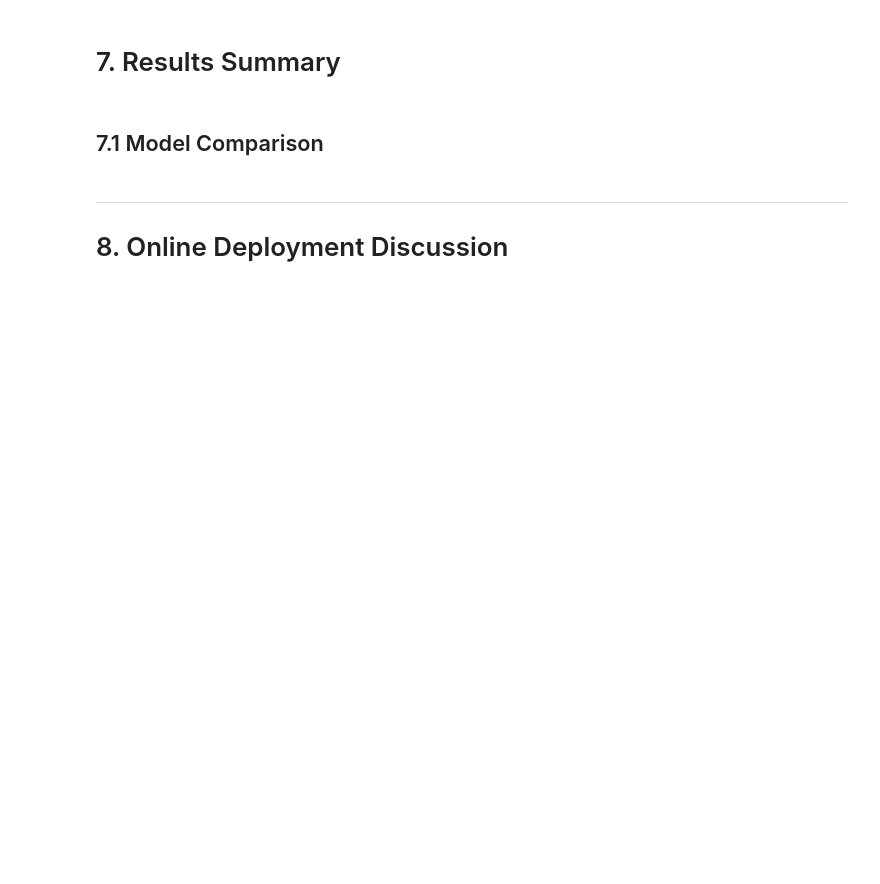
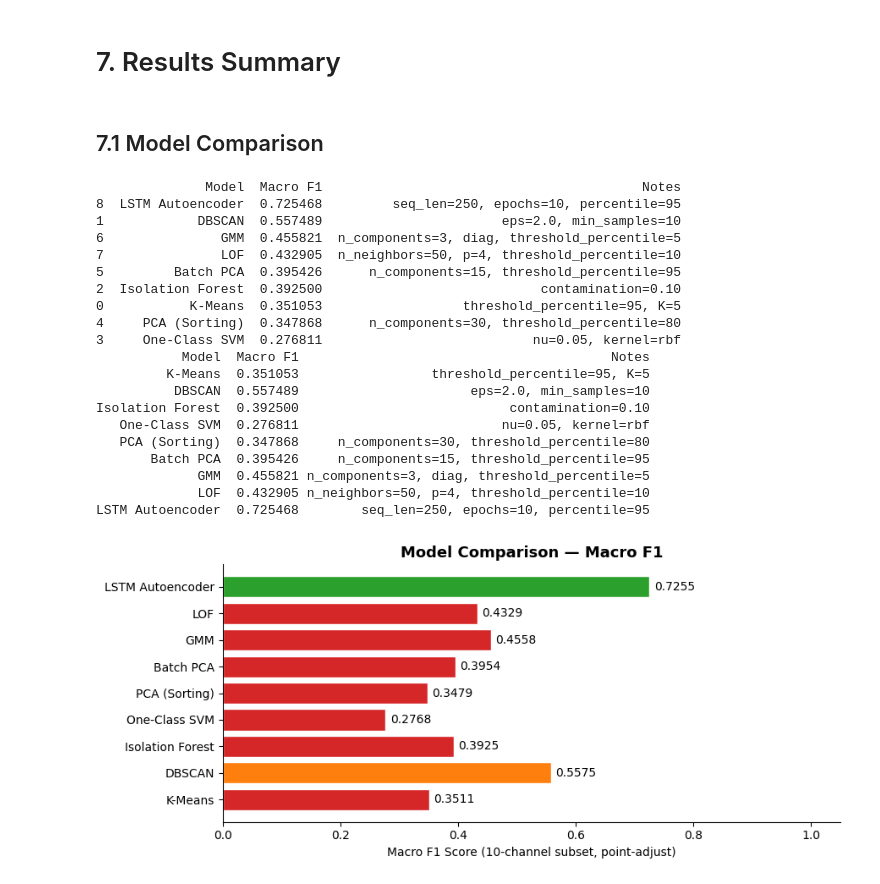
Before and after one commit to livot333/A2_Unsupervised_learning-Anomaly_detection, a Jupyter notebook: A2.ipynb, the cells around one changed output. Cells and saved outputs as stored; diff of their text form; code cells hidden in the pictures; blank space fills up the shorter version.

```diff
--- a/A2.ipynb
+++ b/A2.ipynb
@@ -445,33 +792,62 @@ print(LOF_results)
 # %% [markdown]
 ## 7.1 Model Comparison
 # %%
-def macro_f1(report_df):
-    return round(report_df['F1_Score'].mean(), 4) if not report_df.empty else None
+# Helper function to extract Macro F1 from the report DataFrames
+def get_macro_f1(report):
+    return report['F1_Score'].mean() if not report.empty else 0
 
+# Expanded Comparison Table
 comparison = pd.DataFrame([
-    {'Model': 'K-Means',           'Macro F1': macro_f1(km_report),   'Notes': 'threshold_percentile=95, K=5'},
-    {'Model': 'DBSCAN',            'Macro F1': macro_f1(db_report),   'Notes': 'eps=2.0, min_samples=10'},
-    {'Model': 'Isolation Forest',  'Macro F1': macro_f1(iso_report),  'Notes': 'contamination=0.10'},
-    {'Model': 'One-Class SVM',     'Macro F1': macro_f1(svm_report),  'Notes': 'nu=0.05, kernel=rbf'},
-    {'Model': 'LSTM Autoencoder',  'Macro F1': macro_f1(lstm_report), 'Notes': 'seq_len=50, hidden_dim=32, percentile=99'},
+    # Original baseline models (placeholders - replace with your actual variables if different)
+    {'Model': 'K-Means',          'Macro F1': get_macro_f1(km_report),   'Notes': 'threshold_percentile=95, K=5'},
+    {'Model': 'DBSCAN',           'Macro F1': get_macro_f1(db_report),   'Notes': 'eps=2.0, min_samples=10'},
+    {'Model': 'Isolation Forest', 'Macro F1': get_macro_f1(iso_report),  'Notes': 'contamination=0.10'},
+    {'Model': 'One-Class SVM',    'Macro F1': get_macro_f1(svm_report),  'Notes': 'nu=0.05, kernel=rbf'},
+    {'Model': 'PCA (Sorting)',    'Macro F1': get_macro_f1(PCA_sort_result), 'Notes': 'n_components=30, threshold_percentile=80'},
+    {'Model': 'Batch PCA',        'Macro F1': get_macro_f1(PCA_result),      'Notes': 'n_components=15, threshold_percentile=95'},
+    {'Model': 'GMM',              'Macro F1': get_macro_f1(GMM_results),     'Notes': 'n_components=3, diag, threshold_percentile=5'},
+    {'Model': 'LOF',              'Macro F1': get_macro_f1(LOF_results),     'Notes': 'n_neighbors=50, p=4, threshold_percentile=10'},
+    {'Model': 'LSTM Autoencoder', 'Macro F1': get_macro_f1(lstm_report),    'Notes': 'seq_len=250, epochs=10, percentile=95'},
 ])
+
+# Display the sorted comparison
+comparison_sorted = comparison.sort_values(by='Macro F1', ascending=False)
+print(comparison_sorted)
 
 print(comparison.to_string(index=False))
 
-# Bar chart
 fig, ax = plt.subplots(figsize=(9, 4))
 colors = ['#d62728' if v < 0.5 else '#ff7f0e' if v < 0.7 else '#2ca02c'
           for v in comparison['Macro F1']]
 bars = ax.barh(comparison['Model'], comparison['Macro F1'], color=colors, edgecolor='white')
 ax.bar_label(bars, fmt='%.4f', padding=4, fontsize=10)
 ax.set_xlim(0, 1.05)
 ax.set_xlabel('Macro F1 Score (10-channel subset, point-adjust)')
 ax.set_title('Model Comparison — Macro F1', fontsize=13, fontweight='bold')
 ax.spines['top'].set_visible(False)
 ax.spines['right'].set_visible(False)
 plt.tight_layout()
 plt.show()
+# %% [output]
+              Model  Macro F1                                         Notes
+8  LSTM Autoencoder  0.725468         seq_len=250, epochs=10, percentile=95
+1            DBSCAN  0.557489                       eps=2.0, min_samples=10
+6               GMM  0.455821  n_components=3, diag, threshold_percentile=5
+7               LOF  0.432905  n_neighbors=50, p=4, threshold_percentile=10
+5         Batch PCA  0.395426      n_components=15, threshold_percentile=95
+2  Isolation Forest  0.392500                            contamination=0.10
+0           K-Means  0.351053                  threshold_percentile=95, K=5
+4     PCA (Sorting)  0.347868      n_components=30, threshold_percentile=80
+3     One-Class SVM  0.276811                           nu=0.05, kernel=rbf
+           Model  Macro F1                                        Notes
+         K-Means  0.351053                 threshold_percentile=95, K=5
+          DBSCAN  0.557489                      eps=2.0, min_samples=10
+Isolation Forest  0.392500                           contamination=0.10
+   One-Class SVM  0.276811                          nu=0.05, kernel=rbf
+   PCA (Sorting)  0.347868     n_components=30, threshold_percentile=80
+       Batch PCA  0.395426     n_components=15, threshold_percentile=95
+             GMM  0.455821 n_components=3, diag, threshold_percentile=5
+             LOF  0.432905 n_neighbors=50, p=4, threshold_percentile=10
+LSTM Autoencoder  0.725468        seq_len=250, epochs=10, percentile=95
+[figure, added]
-# %% [markdown]
----
-# 8. Online Deployment Discussion
 # %% [markdown]
```
Also changed, not shown: parts of 25 cells of this notebook.
